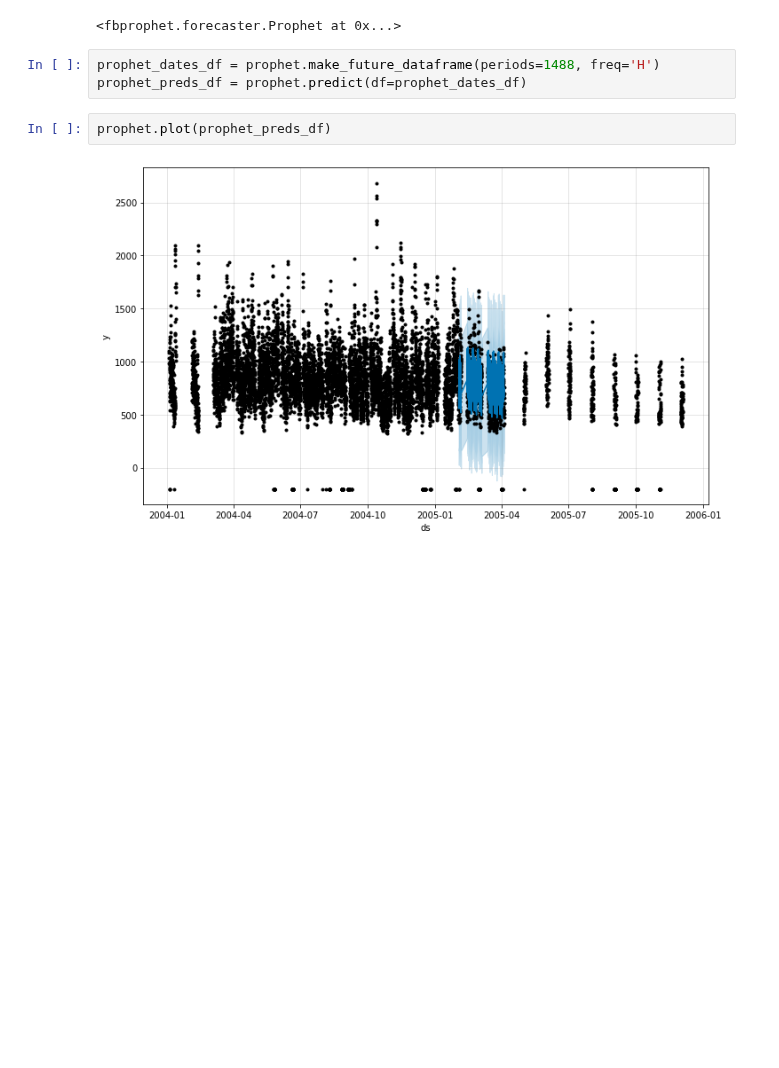
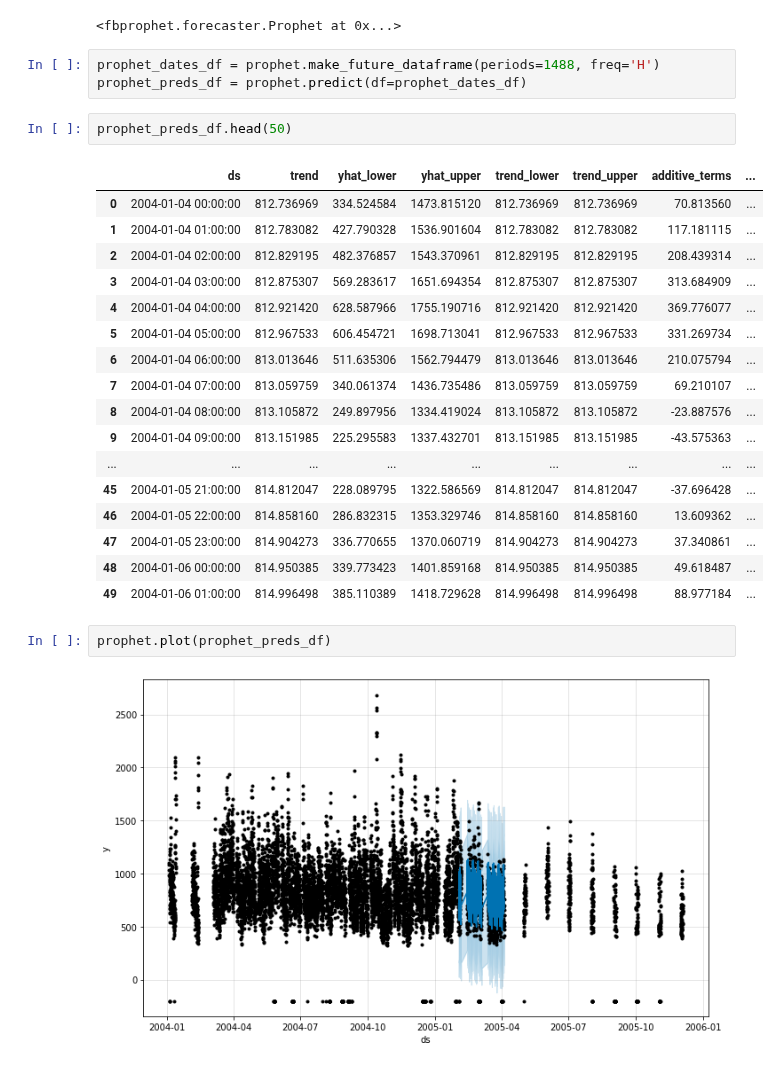
Before and after one commit to blantj/environmental_time_series, a Jupyter notebook: Modeling.ipynb, the cells around one changed output. Cells and saved outputs as stored; diff of their text form; blank space fills up the shorter version.

```diff
--- a/Modeling.ipynb
+++ b/Modeling.ipynb
@@ -207,6 +167,26 @@ INFO:fbprophet:Disabling yearly seasonality. Run prophet with yearly_seasonality
 # %%
 prophet_dates_df = prophet.make_future_dataframe(periods=1488, freq='H')
 prophet_preds_df = prophet.predict(df=prophet_dates_df)
+# %%
+prophet_preds_df.head(50)
+# %% [output]
+|  | ds | trend | yhat_lower | yhat_upper | trend_lower | trend_upper | additive_terms | ... |
+| 0 | 2004-01-04 00:00:00 | 812.736969 | 334.524584 | 1473.815120 | 812.736969 | 812.736969 | 70.813560 | ... |
+| 1 | 2004-01-04 01:00:00 | 812.783082 | 427.790328 | 1536.901604 | 812.783082 | 812.783082 | 117.181115 | ... |
+| 2 | 2004-01-04 02:00:00 | 812.829195 | 482.376857 | 1543.370961 | 812.829195 | 812.829195 | 208.439314 | ... |
+| 3 | 2004-01-04 03:00:00 | 812.875307 | 569.283617 | 1651.694354 | 812.875307 | 812.875307 | 313.684909 | ... |
+| 4 | 2004-01-04 04:00:00 | 812.921420 | 628.587966 | 1755.190716 | 812.921420 | 812.921420 | 369.776077 | ... |
+| 5 | 2004-01-04 05:00:00 | 812.967533 | 606.454721 | 1698.713041 | 812.967533 | 812.967533 | 331.269734 | ... |
+| 6 | 2004-01-04 06:00:00 | 813.013646 | 511.635306 | 1562.794479 | 813.013646 | 813.013646 | 210.075794 | ... |
+| 7 | 2004-01-04 07:00:00 | 813.059759 | 340.061374 | 1436.735486 | 813.059759 | 813.059759 | 69.210107 | ... |
+| 8 | 2004-01-04 08:00:00 | 813.105872 | 249.897956 | 1334.419024 | 813.105872 | 813.105872 | -23.887576 | ... |
+| 9 | 2004-01-04 09:00:00 | 813.151985 | 225.295583 | 1337.432701 | 813.151985 | 813.151985 | -43.575363 | ... |
+| ... | ... | ... | ... | ... | ... | ... | ... | ... |
+| 45 | 2004-01-05 21:00:00 | 814.812047 | 228.089795 | 1322.586569 | 814.812047 | 814.812047 | -37.696428 | ... |
+| 46 | 2004-01-05 22:00:00 | 814.858160 | 286.832315 | 1353.329746 | 814.858160 | 814.858160 | 13.609362 | ... |
+| 47 | 2004-01-05 23:00:00 | 814.904273 | 336.770655 | 1370.060719 | 814.904273 | 814.904273 | 37.340861 | ... |
+| 48 | 2004-01-06 00:00:00 | 814.950385 | 339.773423 | 1401.859168 | 814.950385 | 814.950385 | 49.618487 | ... |
+| 49 | 2004-01-06 01:00:00 | 814.996498 | 385.110389 | 1418.729628 | 814.996498 | 814.996498 | 88.977184 | ... |
 # %%
 prophet.plot(prophet_preds_df)
 # %% [output]
```
Also changed, not shown: parts of 9 cells of this notebook, 1 other file.
